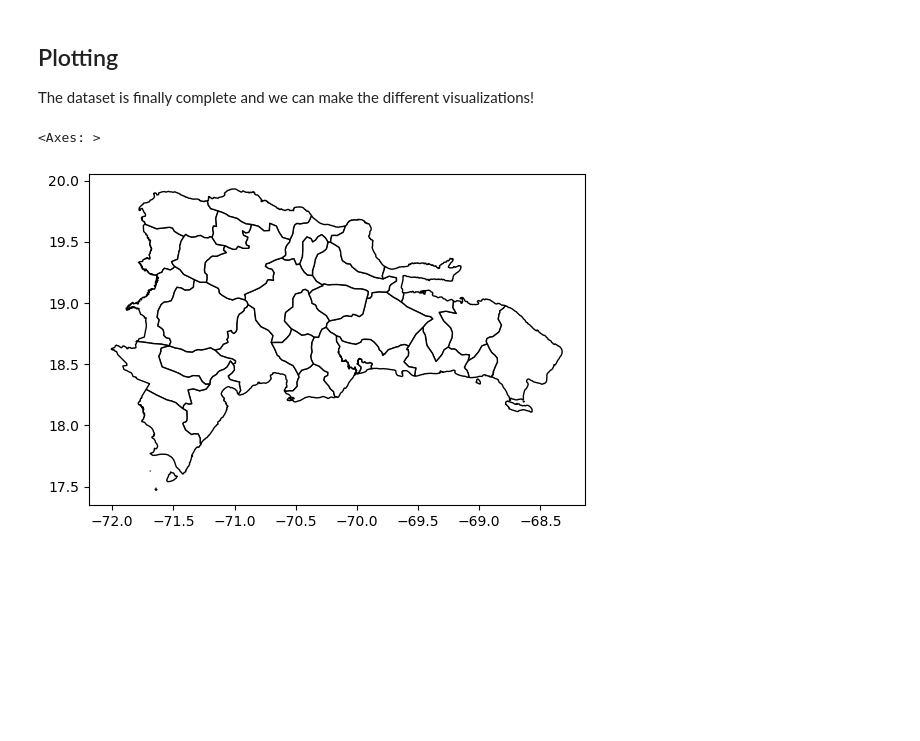
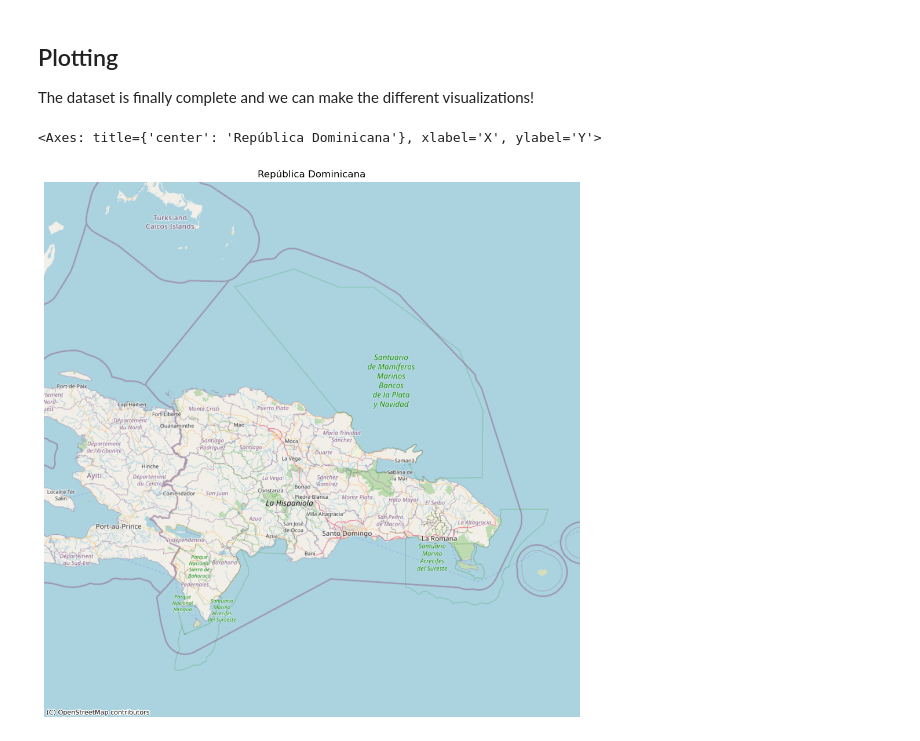
Before and after one commit to ASB24/toll-visualization, a Jupyter notebook: toll.ipynb, the cells around one changed output. Saved outputs shown, nothing was run; the diff lists cells and outputs as text; code cells hidden in the pictures; blank space fills up the shorter version.

```diff
--- a/toll.ipynb
+++ b/toll.ipynb
@@ -143,16 +143,3 @@ geodf.head()
 # %% [markdown]
 ## Plotting
 The dataset is finally complete and we can make the different visualizations!
-# %%
-import matplotlib.pyplot as plt
-import os
-
-os.environ["SHAPE_RESTORE_SHX"] = "YES"
-
-dominicana_map = gpd.read_file('./data/dominicanrepublicgeojson.shp')
-
-fig, ax = plt.subplots()
-dominicana_map.plot(ax=ax, color='white', edgecolor='black')
-# %% [output]
-<Axes: >
-[figure, removed]
@@ -158,0 +148,12 @@ dominicana_map.plot(ax=ax, color='white', edgecolor='black')
+# %%
+import matplotlib.pyplot as plt
+import os
+import contextily as ctx
+
+street_map = ctx.providers.OpenStreetMap.Mapnik
+dominincan_map = ctx.Place('Dominican Republic', source=street_map, zoom=8)
+
+dominincan_map.plot()
+# %% [output]
+<Axes: title={'center': 'República Dominicana'}, xlabel='X', ylabel='Y'>
+[figure, added]
```
Also changed, not shown: parts of 5 cells of this notebook.
